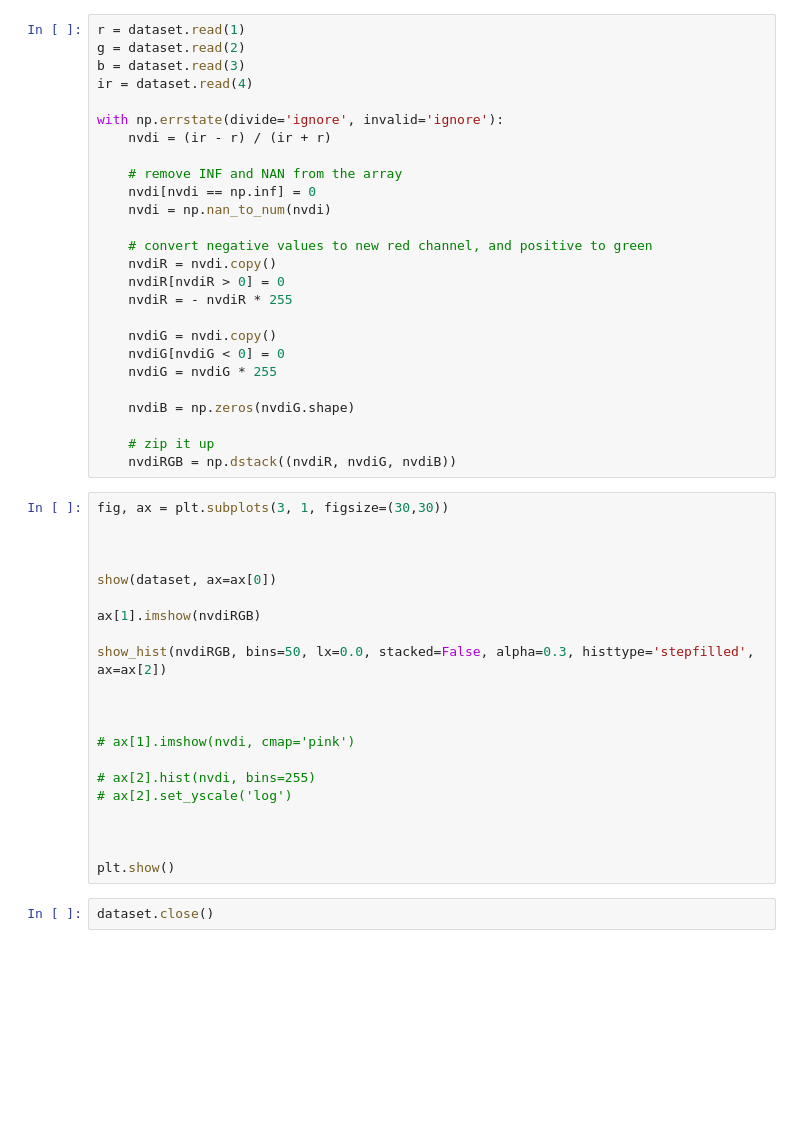
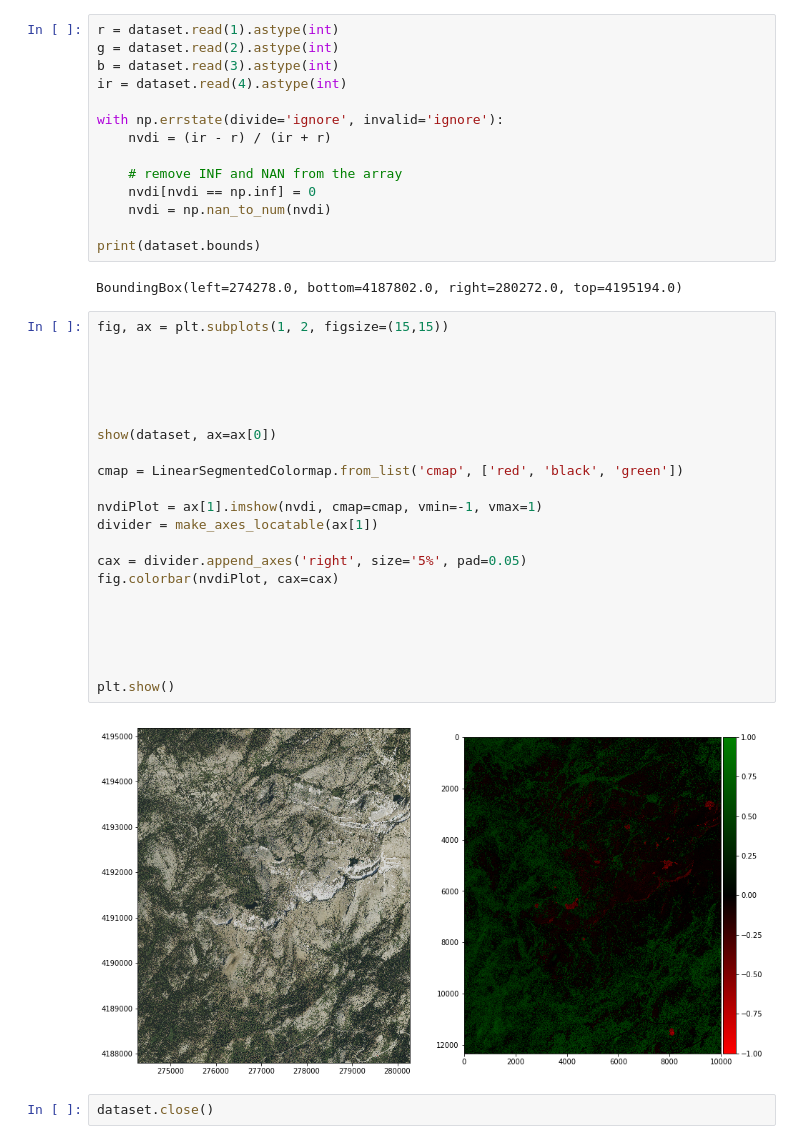
Before and after one commit to quantumlemur/satvis, a Jupyter notebook: NVDI.ipynb, the cells around one changed output. Drawn from its saved outputs; the diff is of its cells as text; blank space fills up the shorter version.

```diff
--- a/NVDI.ipynb
+++ b/NVDI.ipynb
@@ -9,8 +13,8 @@ dataset = rasterio.open('m_3711912_ne_11_h_20160701.tif') # part of Yosemite val
 # %%
-r = dataset.read(1)
-g = dataset.read(2)
-b = dataset.read(3)
-ir = dataset.read(4)
+r = dataset.read(1).astype(int)
+g = dataset.read(2).astype(int)
+b = dataset.read(3).astype(int)
+ir = dataset.read(4).astype(int)
 
 with np.errstate(divide='ignore', invalid='ignore'):
     nvdi = (ir - r) / (ir + r)
@@ -19,39 +23,32 @@ with np.errstate(divide='ignore', invalid='ignore'):
     nvdi[nvdi == np.inf] = 0
     nvdi = np.nan_to_num(nvdi)
 
-    # convert negative values to new red channel, and positive to green
-    nvdiR = nvdi.copy()
-    nvdiR[nvdiR > 0] = 0
-    nvdiR = - nvdiR * 255
-
-    nvdiG = nvdi.copy()
-    nvdiG[nvdiG < 0] = 0
-    nvdiG = nvdiG * 255
-
-    nvdiB = np.zeros(nvdiG.shape)
-
-    # zip it up
-    nvdiRGB = np.dstack((nvdiR, nvdiG, nvdiB))
+print(dataset.bounds)
+# %% [output]
+BoundingBox(left=274278.0, bottom=4187802.0, right=280272.0, top=4195194.0)
-# %%
-fig, ax = plt.subplots(3, 1, figsize=(30,30))
-
-
-
-show(dataset, ax=ax[0])
-
-ax[1].imshow(nvdiRGB)
-
-show_hist(nvdiRGB, bins=50, lx=0.0, stacked=False, alpha=0.3, histtype='stepfilled', ax=ax[2])
-
-
-
-# ax[1].imshow(nvdi, cmap='pink')
-
-# ax[2].hist(nvdi, bins=255)
-# ax[2].set_yscale('log')
-
-
-
-plt.show()
+# %%
+fig, ax = plt.subplots(1, 2, figsize=(15,15))
+
+
+
+
+
+show(dataset, ax=ax[0])
+
+cmap = LinearSegmentedColormap.from_list('cmap', ['red', 'black', 'green'])
+
+nvdiPlot = ax[1].imshow(nvdi, cmap=cmap, vmin=-1, vmax=1)
+divider = make_axes_locatable(ax[1])
+
+cax = divider.append_axes('right', size='5%', pad=0.05)
+fig.colorbar(nvdiPlot, cax=cax)
+
+
+
+
+
+plt.show()
+# %% [output]
+[figure, added]
 # %%
 dataset.close()
```
Also changed, not shown: parts of 1 cell of this notebook.
